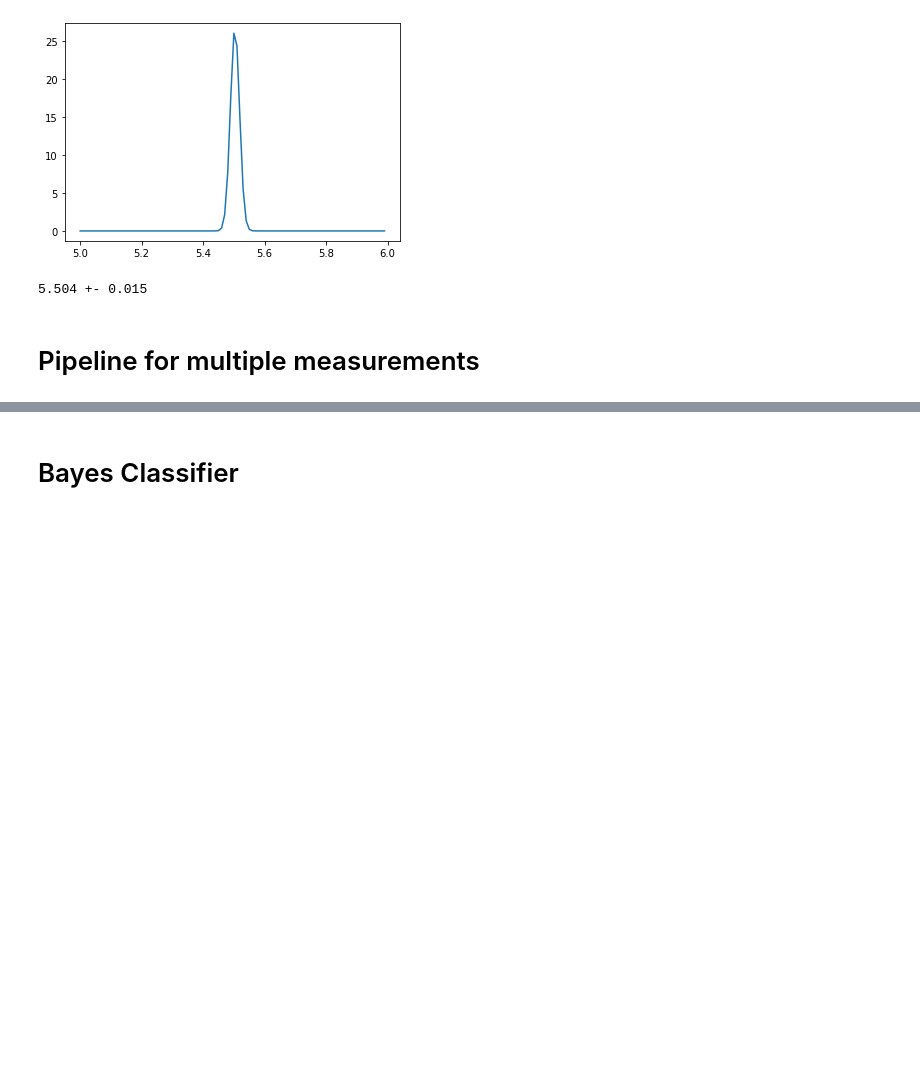
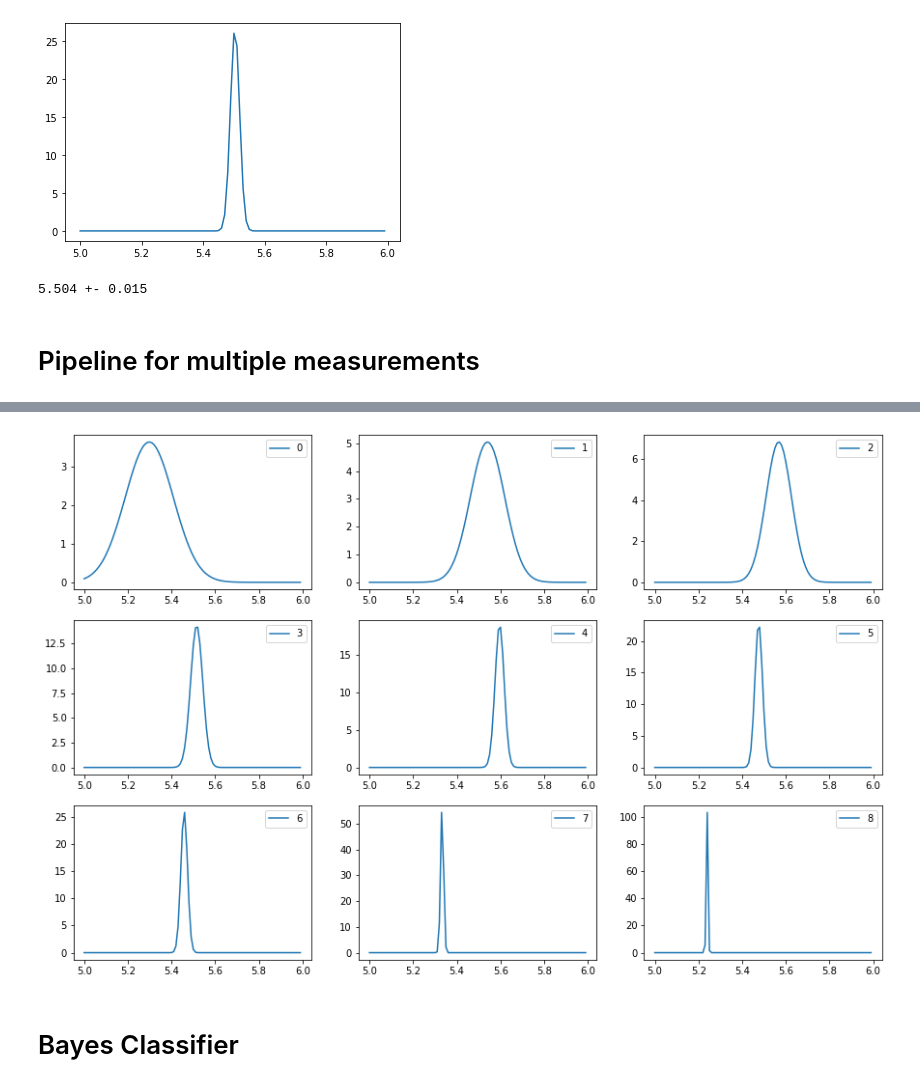
Before and after one commit to jkotula89/statistics, a Jupyter notebook: Bayes basics.ipynb, the cells around one changed output, grey strips where cells are left out. Drawn from its saved outputs; the diff is of its cells as text; code cells hidden in the pictures; blank space fills up the shorter version.

```diff
--- a/Bayes basics.ipynb
+++ b/Bayes basics.ipynb
@@ -179,3 +185,15 @@ np.mean((_mu/(_sigma)**2) / (1/_sigma)**2), np.sqrt(np.mean( 1 / (1/_sigma)**2))
+# %%
+# the respective posterior distributions
+
+x = np.arange(5, 6, 0.01)
+plt.subplots(3, 3, figsize=(15, 10))
+for p, i in enumerate(res_dev):
+    plt.subplot(3, 3, p+1)
+    plt.plot(x, norm.pdf(x, loc=i[1], scale=i[0]), label=str(p))
+    plt.legend()
+    #plt.show()
+# %% [output]
+[figure, added]
 # %% [markdown]
 # Bayes Classifier
 # %%
```
Also changed, not shown: parts of 3 cells of this notebook.
